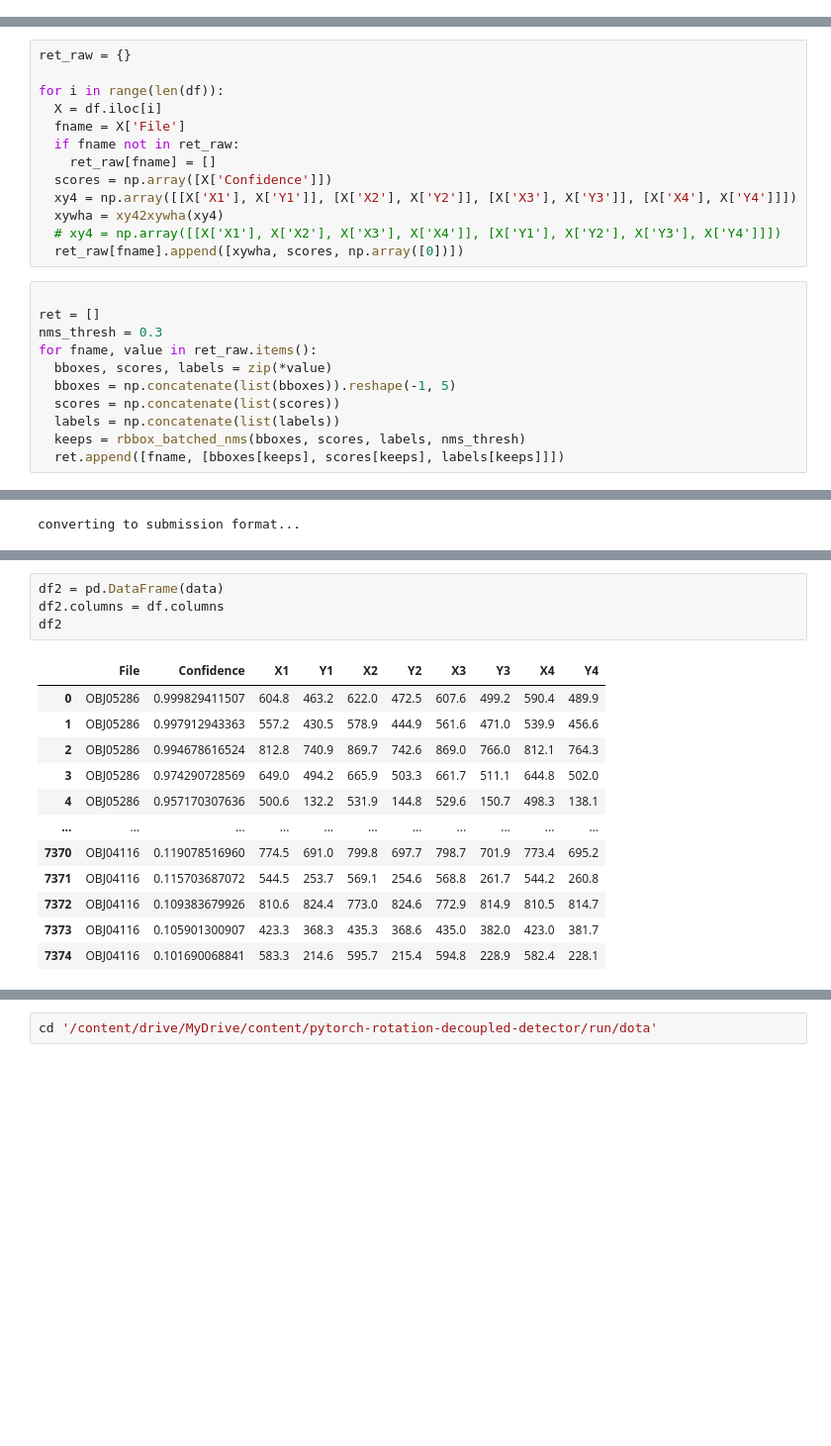
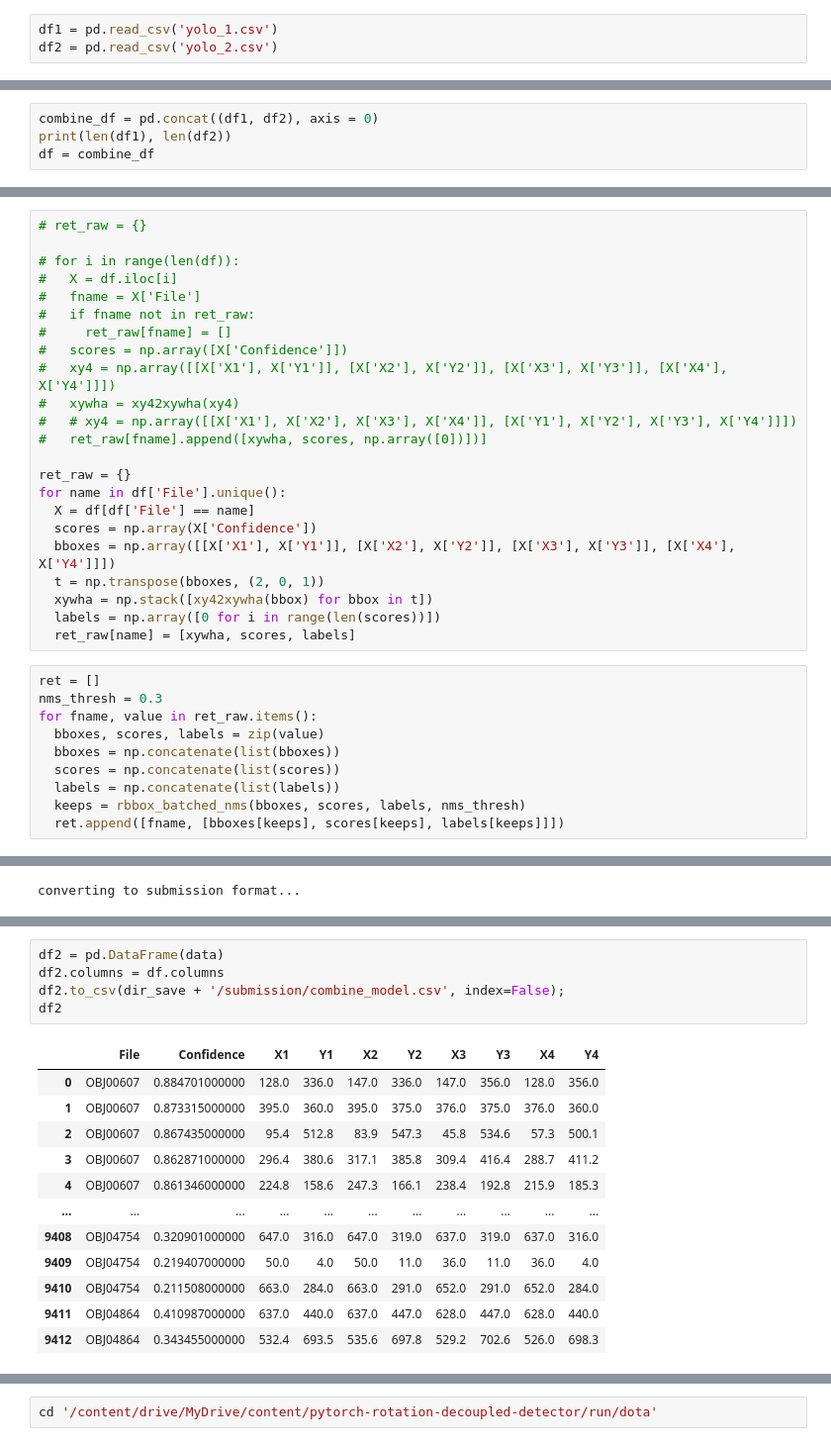
Before and after one commit to Aprilistic/42AI-Container-Detection-in-SAI, a Jupyter notebook: detect_nms.ipynb, the cells around one changed output, grey strips where cells are left out. Shown at 99% size. Saved outputs shown, nothing was run; the diff lists cells and outputs as text; blank space fills up the shorter version.

```diff
--- a/detect_nms.ipynb
+++ b/detect_nms.ipynb
@@ -51,0 +22,3 @@ df
+# %%
+df1 = pd.read_csv('yolo_1.csv')
+df2 = pd.read_csv('yolo_2.csv')
@@ -51,0 +41,4 @@ df
+# %%
+combine_df = pd.concat((df1, df2), axis = 0)
+print(len(df1), len(df2))
+df = combine_df
@@ -73,25 +85,34 @@ from utils.box.bbox_np import xywha2xy4, xy42xywha
 from utils.box.rbbox_np import rbbox_batched_nms
 from utils.parallel import CustomDetDataParallel
 # %%
+# ret_raw = {}
+
+# for i in range(len(df)):
+#   X = df.iloc[i]
+#   fname = X['File']
+#   if fname not in ret_raw:
+#     ret_raw[fname] = []
+#   scores = np.array([X['Confidence']])
+#   xy4 = np.array([[X['X1'], X['Y1']], [X['X2'], X['Y2']], [X['X3'], X['Y3']], [X['X4'], X['Y4']]])
+#   xywha = xy42xywha(xy4)
+#   # xy4 = np.array([[X['X1'], X['X2'], X['X3'], X['X4']], [X['Y1'], X['Y2'], X['Y3'], X['Y4']]])
+#   ret_raw[fname].append([xywha, scores, np.array([0])])]
+
 ret_raw = {}
-
-for i in range(len(df)):
-  X = df.iloc[i]
-  fname = X['File']
-  if fname not in ret_raw:
-    ret_raw[fname] = []
-  scores = np.array([X['Confidence']])
-  xy4 = np.array([[X['X1'], X['Y1']], [X['X2'], X['Y2']], [X['X3'], X['Y3']], [X['X4'], X['Y4']]])
-  xywha = xy42xywha(xy4)
-  # xy4 = np.array([[X['X1'], X['X2'], X['X3'], X['X4']], [X['Y1'], X['Y2'], X['Y3'], X['Y4']]])
-  ret_raw[fname].append([xywha, scores, np.array([0])])
+for name in df['File'].unique():
+  X = df[df['File'] == name]
+  scores = np.array(X['Confidence'])
+  bboxes = np.array([[X['X1'], X['Y1']], [X['X2'], X['Y2']], [X['X3'], X['Y3']], [X['X4'], X['Y4']]])
+  t = np.transpose(bboxes, (2, 0, 1))
+  xywha = np.stack([xy42xywha(bbox) for bbox in t])
+  labels = np.array([0 for i in range(len(scores))])
+  ret_raw[name] = [xywha, scores, labels]
 # %%
-
 ret = []
 nms_thresh = 0.3
 for fname, value in ret_raw.items():
-  bboxes, scores, labels = zip(*value)
-  bboxes = np.concatenate(list(bboxes)).reshape(-1, 5)
+  bboxes, scores, labels = zip(value)
+  bboxes = np.concatenate(list(bboxes))
   scores = np.concatenate(list(scores))
   labels = np.concatenate(list(labels))
   keeps = rbbox_batched_nms(bboxes, scores, labels, nms_thresh)
@@ -151,17 +167,18 @@ print(data)
 # %%
 df2 = pd.DataFrame(data)
 df2.columns = df.columns
+df2.to_csv(dir_save + '/submission/combine_model.csv', index=False);
 df2
 # %% [output]
 |  | File | Confidence | X1 | Y1 | X2 | Y2 | X3 | Y3 | X4 | Y4 |
-| 0 | OBJ05286 | 0.999829411507 | 604.8 | 463.2 | 622.0 | 472.5 | 607.6 | 499.2 | 590.4 | 489.9 |
-| 1 | OBJ05286 | 0.997912943363 | 557.2 | 430.5 | 578.9 | 444.9 | 561.6 | 471.0 | 539.9 | 456.6 |
-| 2 | OBJ05286 | 0.994678616524 | 812.8 | 740.9 | 869.7 | 742.6 | 869.0 | 766.0 | 812.1 | 764.3 |
-| 3 | OBJ05286 | 0.974290728569 | 649.0 | 494.2 | 665.9 | 503.3 | 661.7 | 511.1 | 644.8 | 502.0 |
-| 4 | OBJ05286 | 0.957170307636 | 500.6 | 132.2 | 531.9 | 144.8 | 529.6 | 150.7 | 498.3 | 138.1 |
+| 0 | OBJ00607 | 0.884701000000 | 128.0 | 336.0 | 147.0 | 336.0 | 147.0 | 356.0 | 128.0 | 356.0 |
+| 1 | OBJ00607 | 0.873315000000 | 395.0 | 360.0 | 395.0 | 375.0 | 376.0 | 375.0 | 376.0 | 360.0 |
+| 2 | OBJ00607 | 0.867435000000 | 95.4 | 512.8 | 83.9 | 547.3 | 45.8 | 534.6 | 57.3 | 500.1 |
+| 3 | OBJ00607 | 0.862871000000 | 296.4 | 380.6 | 317.1 | 385.8 | 309.4 | 416.4 | 288.7 | 411.2 |
+| 4 | OBJ00607 | 0.861346000000 | 224.8 | 158.6 | 247.3 | 166.1 | 238.4 | 192.8 | 215.9 | 185.3 |
 | ... | ... | ... | ... | ... | ... | ... | ... | ... | ... | ... |
-| 7370 | OBJ04116 | 0.119078516960 | 774.5 | 691.0 | 799.8 | 697.7 | 798.7 | 701.9 | 773.4 | 695.2 |
-| 7371 | OBJ04116 | 0.115703687072 | 544.5 | 253.7 | 569.1 | 254.6 | 568.8 | 261.7 | 544.2 | 260.8 |
-| 7372 | OBJ04116 | 0.109383679926 | 810.6 | 824.4 | 773.0 | 824.6 | 772.9 | 814.9 | 810.5 | 814.7 |
-| 7373 | OBJ04116 | 0.105901300907 | 423.3 | 368.3 | 435.3 | 368.6 | 435.0 | 382.0 | 423.0 | 381.7 |
-| 7374 | OBJ04116 | 0.101690068841 | 583.3 | 214.6 | 595.7 | 215.4 | 594.8 | 228.9 | 582.4 | 228.1 |
+| 9408 | OBJ04754 | 0.320901000000 | 647.0 | 316.0 | 647.0 | 319.0 | 637.0 | 319.0 | 637.0 | 316.0 |
+| 9409 | OBJ04754 | 0.219407000000 | 50.0 | 4.0 | 50.0 | 11.0 | 36.0 | 11.0 | 36.0 | 4.0 |
+| 9410 | OBJ04754 | 0.211508000000 | 663.0 | 284.0 | 663.0 | 291.0 | 652.0 | 291.0 | 652.0 | 284.0 |
+| 9411 | OBJ04864 | 0.410987000000 | 637.0 | 440.0 | 637.0 | 447.0 | 628.0 | 447.0 | 628.0 | 440.0 |
+| 9412 | OBJ04864 | 0.343455000000 | 532.4 | 693.5 | 535.6 | 697.8 | 529.2 | 702.6 | 526.0 | 698.3 |
```
Also changed, not shown: parts of 18 cells of this notebook.
